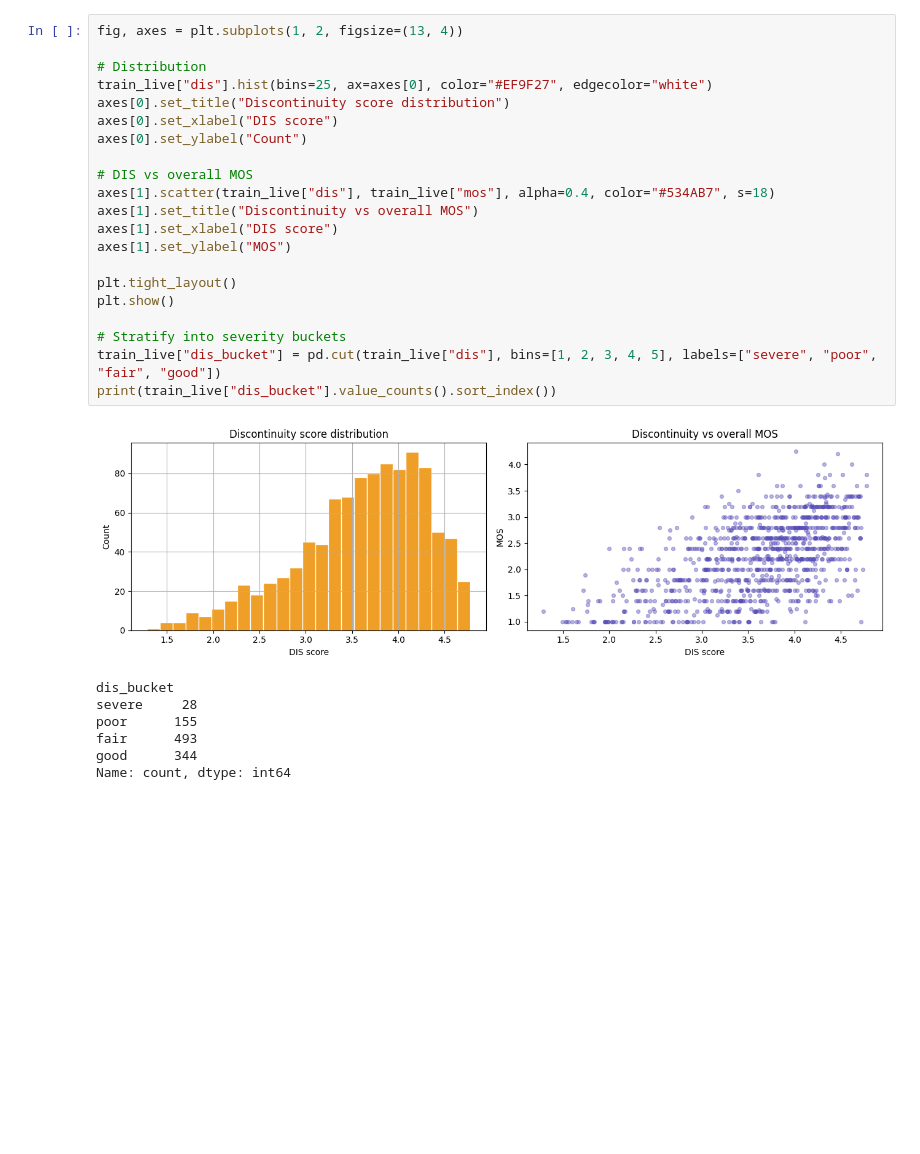
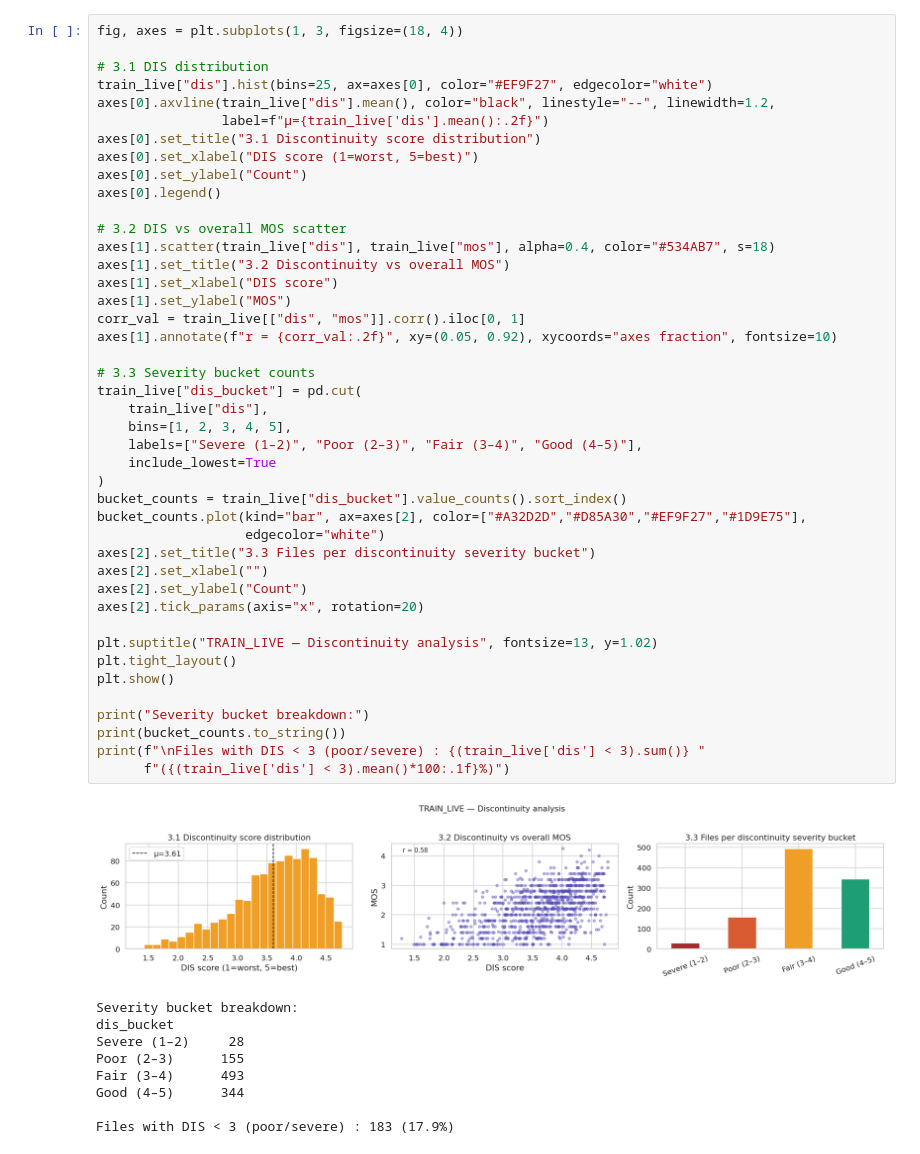
Before and after one commit to hindyros/phronetic-ai-audioinpainting, a Jupyter notebook: data/eda/english/NISQA_corpus_eda.ipynb, the cells around one changed output. Cells and saved outputs as stored; diff of their text form; blank space fills up the shorter version.

```diff
--- a/data/eda/english/NISQA_corpus_eda.ipynb
+++ b/data/eda/english/NISQA_corpus_eda.ipynb
@@ -108,29 +198,53 @@ max       4.250     4.747     4.093     4.776     4.314
 # %%
-fig, axes = plt.subplots(1, 2, figsize=(13, 4))
+fig, axes = plt.subplots(1, 3, figsize=(18, 4))
 
-# Distribution
+# 3.1 DIS distribution
 train_live["dis"].hist(bins=25, ax=axes[0], color="#EF9F27", edgecolor="white")
-axes[0].set_title("Discontinuity score distribution")
-axes[0].set_xlabel("DIS score")
+axes[0].axvline(train_live["dis"].mean(), color="black", linestyle="--", linewidth=1.2,
+                label=f"μ={train_live['dis'].mean():.2f}")
+axes[0].set_title("3.1 Discontinuity score distribution")
+axes[0].set_xlabel("DIS score (1=worst, 5=best)")
 axes[0].set_ylabel("Count")
+axes[0].legend()
 
-# DIS vs overall MOS
+# 3.2 DIS vs overall MOS scatter
 axes[1].scatter(train_live["dis"], train_live["mos"], alpha=0.4, color="#534AB7", s=18)
-axes[1].set_title("Discontinuity vs overall MOS")
+axes[1].set_title("3.2 Discontinuity vs overall MOS")
 axes[1].set_xlabel("DIS score")
 axes[1].set_ylabel("MOS")
+corr_val = train_live[["dis", "mos"]].corr().iloc[0, 1]
+axes[1].annotate(f"r = {corr_val:.2f}", xy=(0.05, 0.92), xycoords="axes fraction", fontsize=10)
 
+# 3.3 Severity bucket counts
+train_live["dis_bucket"] = pd.cut(
+    train_live["dis"],
+    bins=[1, 2, 3, 4, 5],
+    labels=["Severe (1–2)", "Poor (2–3)", "Fair (3–4)", "Good (4–5)"],
+    include_lowest=True
+)
+bucket_counts = train_live["dis_bucket"].value_counts().sort_index()
+bucket_counts.plot(kind="bar", ax=axes[2], color=["#A32D2D","#D85A30","#EF9F27","#1D9E75"],
+                   edgecolor="white")
+axes[2].set_title("3.3 Files per discontinuity severity bucket")
+axes[2].set_xlabel("")
+axes[2].set_ylabel("Count")
+axes[2].tick_params(axis="x", rotation=20)
+
+plt.suptitle("TRAIN_LIVE — Discontinuity analysis", fontsize=13, y=1.02)
 plt.tight_layout()
 plt.show()
 
-# Stratify into severity buckets
-train_live["dis_bucket"] = pd.cut(train_live["dis"], bins=[1, 2, 3, 4, 5], labels=["severe", "poor", "fair", "good"])
-print(train_live["dis_bucket"].value_counts().sort_index())
+print("Severity bucket breakdown:")
+print(bucket_counts.to_string())
+print(f"\nFiles with DIS < 3 (poor/severe) : {(train_live['dis'] < 3).sum()} "
+      f"({(train_live['dis'] < 3).mean()*100:.1f}%)")
 # %% [output]
-[figure, old version]
+[figure, new version]
+Severity bucket breakdown:
 dis_bucket
-severe     28
-poor      155
-fair      493
-good      344
-Name: count, dtype: int64
+Severe (1–2)     28
+Poor (2–3)      155
+Fair (3–4)      493
+Good (4–5)      344
+
+Files with DIS < 3 (poor/severe) : 183 (17.9%)
```
Also changed, not shown: parts of 21 cells of this notebook.
